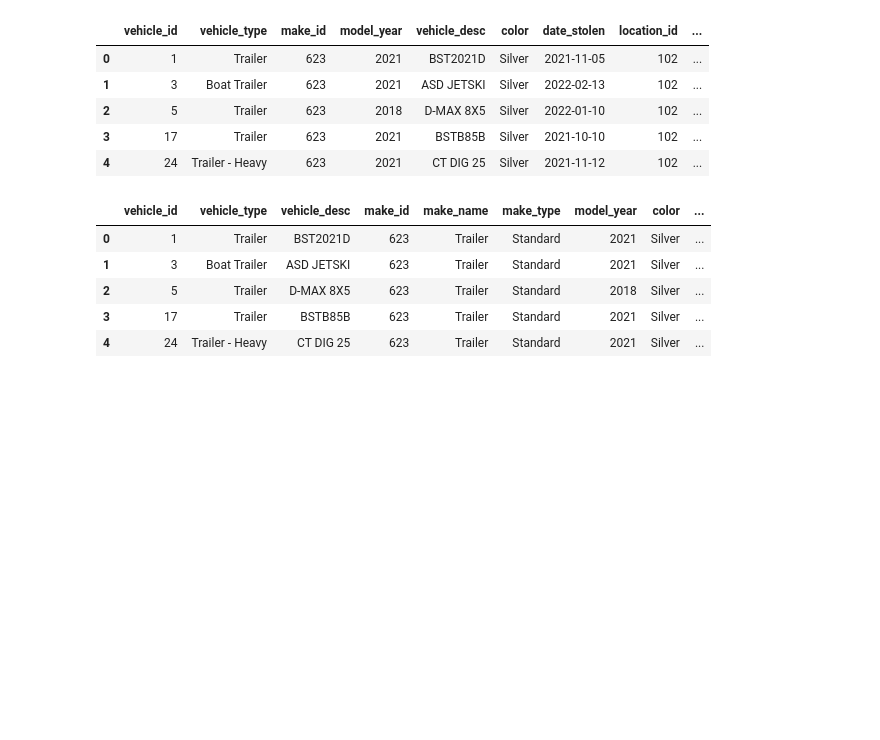
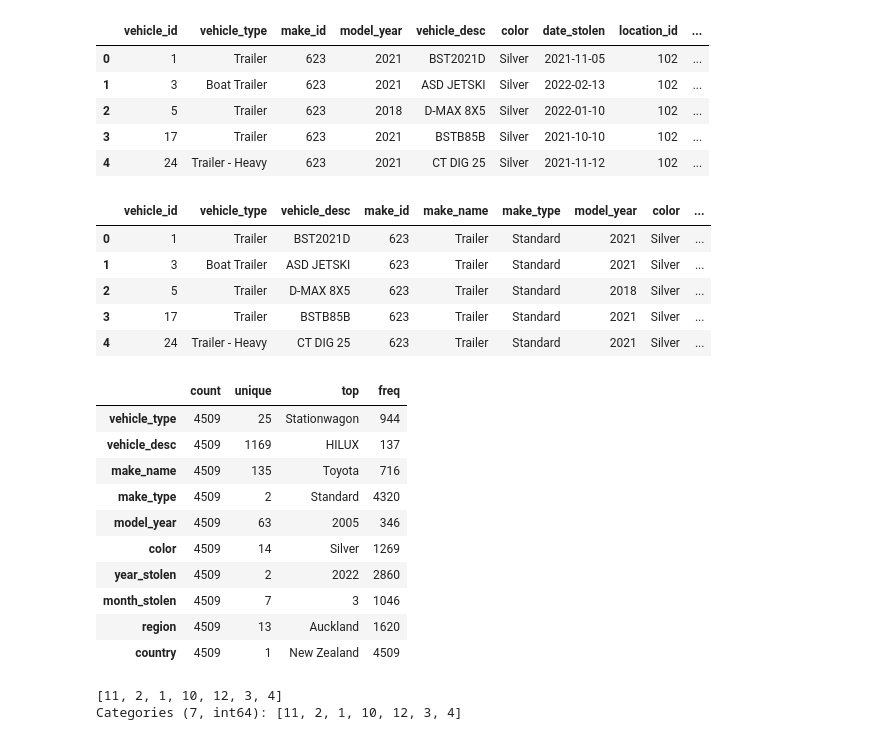
Before and after one commit to daniau23/motor_vehicle_thefts_analysis, a Jupyter notebook: eda/eda.ipynb, the cells around one changed output. Cells and saved outputs as stored; diff of their text form; code cells hidden in the pictures; blank space fills up the shorter version.

Commit message:
Further analysis on full_merged_featured

```diff
--- a/eda/eda.ipynb
+++ b/eda/eda.ipynb
@@ -1078,3 +1078,17 @@ full_merged_cleaning.head()
 | 2 | 5 | Trailer | D-MAX 8X5 | 623 | Trailer | Standard | 2018 | Silver | ... |
 | 3 | 17 | Trailer | BSTB85B | 623 | Trailer | Standard | 2021 | Silver | ... |
 | 4 | 24 | Trailer - Heavy | CT DIG 25 | 623 | Trailer | Standard | 2021 | Silver | ... |
+# %%
+full_merged_cleaning.describe(include=[np.object,pd.CategoricalDtype]).T
+# %% [output]
+|  | count | unique | top | freq |
+| vehicle_type | 4509 | 25 | Stationwagon | 944 |
+| vehicle_desc | 4509 | 1169 | HILUX | 137 |
+| make_name | 4509 | 135 | Toyota | 716 |
+| make_type | 4509 | 2 | Standard | 4320 |
+| model_year | 4509 | 63 | 2005 | 346 |
+| color | 4509 | 14 | Silver | 1269 |
+| year_stolen | 4509 | 2 | 2022 | 2860 |
+| month_stolen | 4509 | 7 | 3 | 1046 |
+| region | 4509 | 13 | Auckland | 1620 |
+| country | 4509 | 1 | New Zealand | 4509 |
@@ -1080,0 +1099,5 @@ full_merged_cleaning.head()
+# %%
+full_merged_featured.month_stolen.unique()
+# %% [output]
+[11, 2, 1, 10, 12, 3, 4]
+Categories (7, int64): [11, 2, 1, 10, 12, 3, 4]
```
Also changed, not shown: parts of 23 cells of this notebook.
